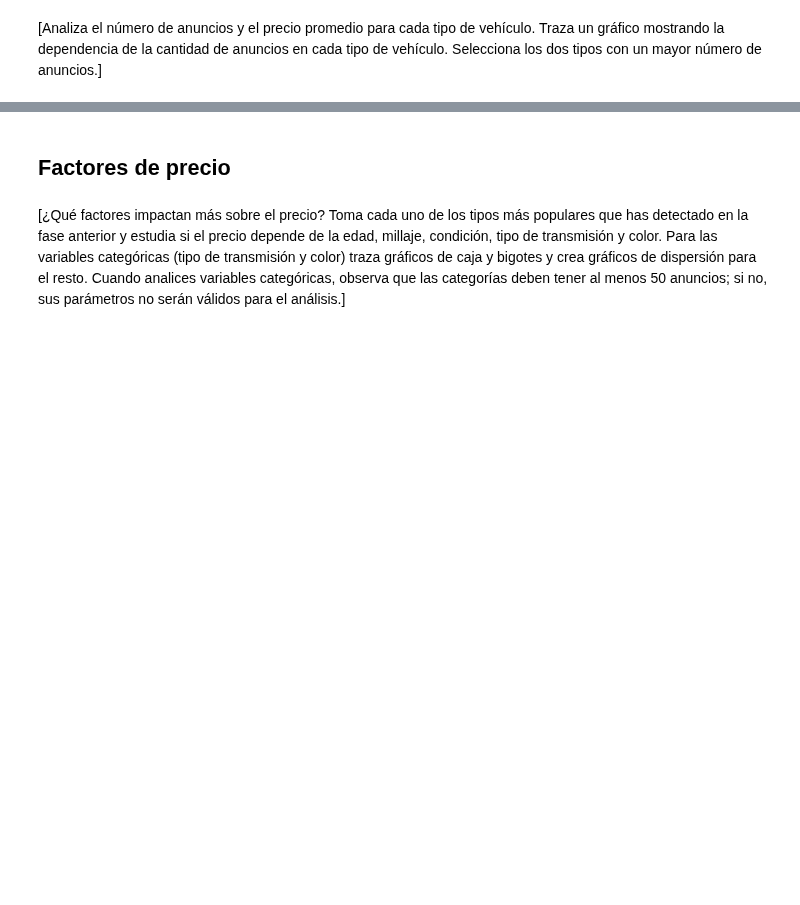
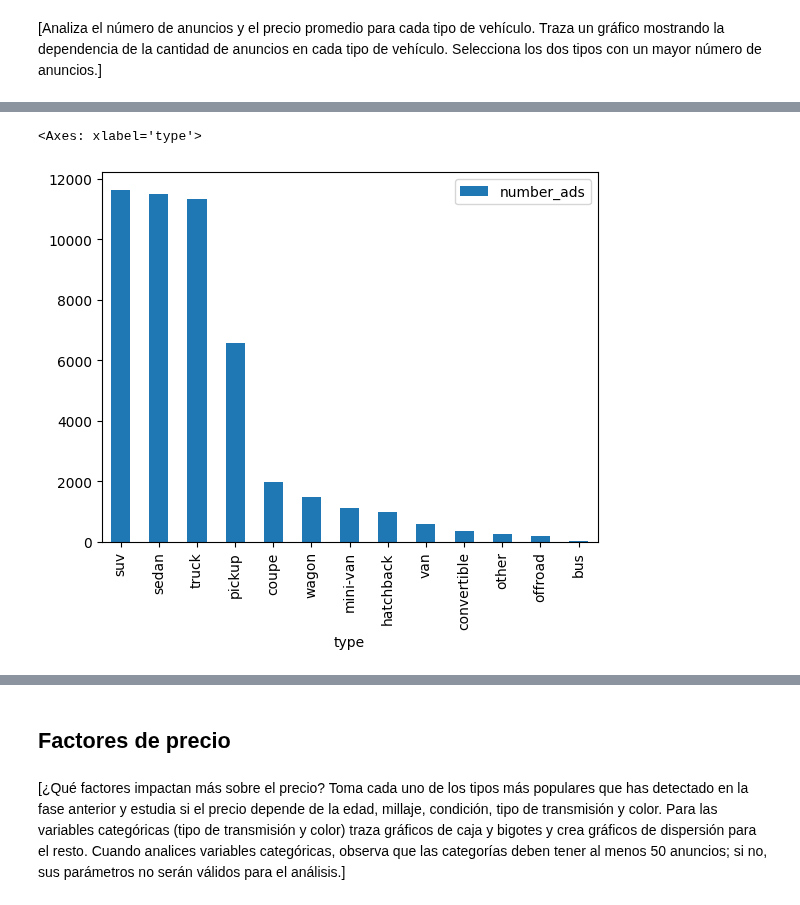
Before and after one commit to ChristianMartinezCaceres/Practicum-portfolio, a Jupyter notebook: 03_vehicle_price_Analysis/vehicle_price_analysis_notebook.ipynb, the cells around one changed output, grey strips where cells are left out. Cells and saved outputs as stored; diff of their text form; code cells hidden in the pictures; blank space fills up the shorter version.

```diff
--- a/03_vehicle_price_Analysis/vehicle_price_analysis_notebook.ipynb
+++ b/03_vehicle_price_Analysis/vehicle_price_analysis_notebook.ipynb
@@ -1262,2 +1301,7 @@ Luego de comparar ambos set de datos, no notamos que nuestro análisis explorato
 # %% [markdown]
 [Analiza el número de anuncios y el precio promedio para cada tipo de vehículo. Traza un gráfico mostrando la dependencia de la cantidad de anuncios en cada tipo de vehículo. Selecciona los dos tipos con un mayor número de anuncios.]
+# %%
+price_type = cars_filtered.pivot_table(index='type', values='price', aggfunc=['median', 'count'])
+price_type.columns = ['price', 'number_ads']
+price_type = price_type.sort_values(by='number_ads', ascending=False)
+price_type
@@ -1263,0 +1324,5 @@ Luego de comparar ambos set de datos, no notamos que nuestro análisis explorato
+# %%
+price_type.plot(y='number_ads', kind='bar')
+# %% [output]
+<Axes: xlabel='type'>
+[figure, added]
```
Also changed, not shown: parts of 14 cells of this notebook.
